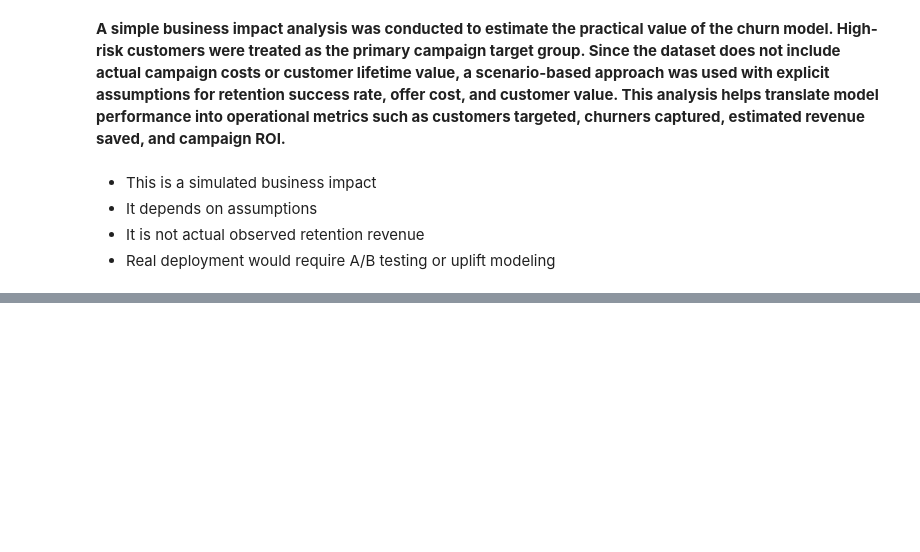
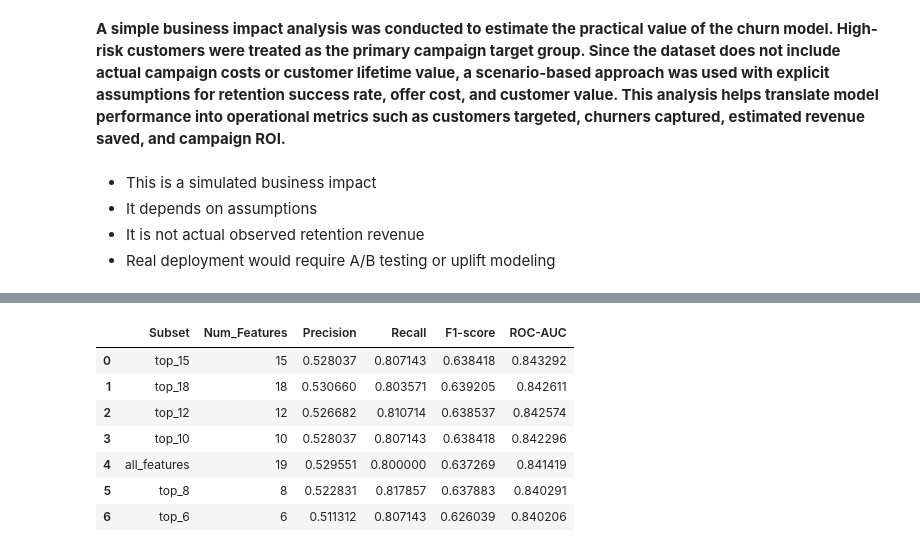
Before and after one commit to Mousumi1012/Explainable-Telecom-Churn-Prediction-and-Retention-Recommendation-System, a Jupyter notebook: 01_ibm_data_understanding.ipynb, the cells around one changed output, grey strips where cells are left out. Cells and saved outputs as stored; diff of their text form; code cells hidden in the pictures; blank space fills up the shorter version.

```diff
--- a/01_ibm_data_understanding.ipynb
+++ b/01_ibm_data_understanding.ipynb
@@ -1730,0 +1852,13 @@ Error:
+# %%
+# Build preprocessor on all current raw features
+preprocessor_all, num_all, cat_all = build_preprocessor(X_train)
+
+# Fit only on training data
+X_train_all = preprocessor_all.fit_transform(X_train)
+X_val_all = preprocessor_all.transform(X_val)
+
+# Train current best model on all features
+all_feature_model = build_weighted_xgb(y_train)
+all_feature_model.fit(X_train_all, y_train)
+
+print("All-feature model trained successfully.")
@@ -1730,0 +1928,10 @@ Error:
+# %%
+ranked_features = raw_feature_importance["raw_feature"].tolist()
+
+subset_sizes = [6, 8, 10, 12, 15, 18]
+subset_sizes = [k for k in subset_sizes if k <= len(ranked_features)]
+
+feature_subsets = {f"top_{k}": ranked_features[:k] for k in subset_sizes}
+feature_subsets["all_features"] = ranked_features
+
+feature_subsets
@@ -1730,0 +1986,30 @@ Error:
+# %%
+subset_results = []
+
+for subset_name, selected_features in feature_subsets.items():
+    result = evaluate_subset(
+        subset_name=subset_name,
+        selected_features=selected_features,
+        X_train=X_train,
+        X_val=X_val,
+        y_train=y_train,
+        y_val=y_val
+    )
+    subset_results.append(result)
+
+subset_results_df = pd.DataFrame(subset_results)
+subset_results_df = subset_results_df.sort_values(
+    by=["ROC-AUC", "F1-score", "Num_Features"],
+    ascending=[False, False, True]
+).reset_index(drop=True)
+
+subset_results_df[["Subset", "Num_Features", "Precision", "Recall", "F1-score", "ROC-AUC"]]
+# %% [output]
+|  | Subset | Num_Features | Precision | Recall | F1-score | ROC-AUC |
+| 0 | top_15 | 15 | 0.528037 | 0.807143 | 0.638418 | 0.843292 |
+| 1 | top_18 | 18 | 0.530660 | 0.803571 | 0.639205 | 0.842611 |
+| 2 | top_12 | 12 | 0.526682 | 0.810714 | 0.638537 | 0.842574 |
+| 3 | top_10 | 10 | 0.528037 | 0.807143 | 0.638418 | 0.842296 |
+| 4 | all_features | 19 | 0.529551 | 0.800000 | 0.637269 | 0.841419 |
+| 5 | top_8 | 8 | 0.522831 | 0.817857 | 0.637883 | 0.840291 |
+| 6 | top_6 | 6 | 0.511312 | 0.807143 | 0.626039 | 0.840206 |
```
Also changed, not shown: parts of 82 cells of this notebook.
